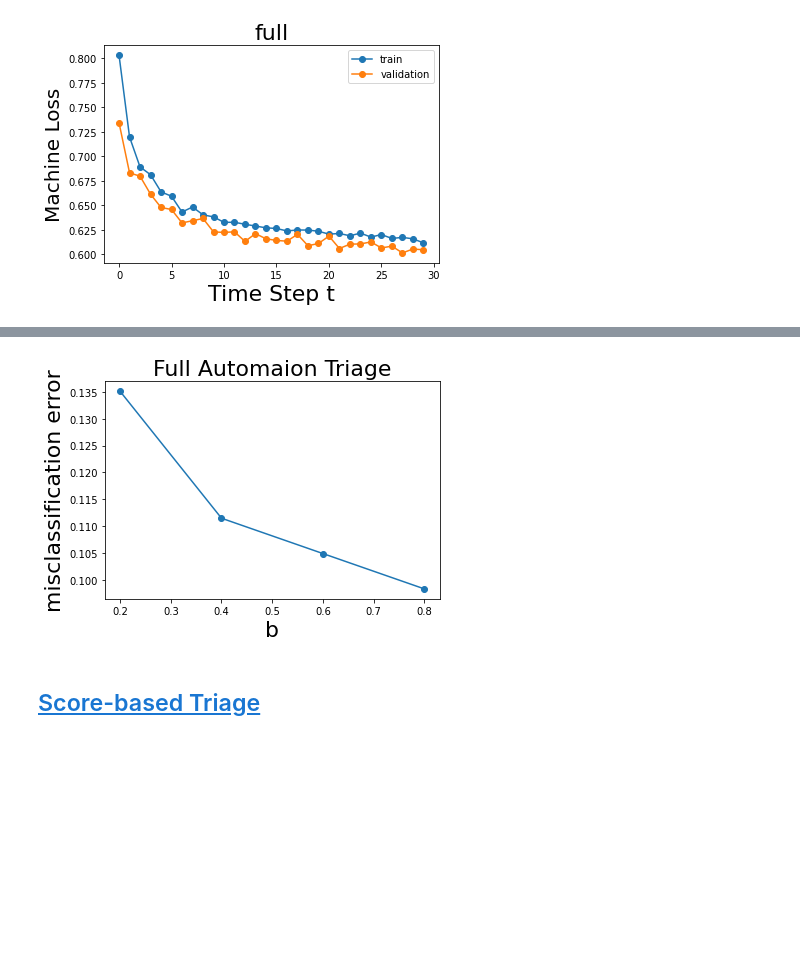
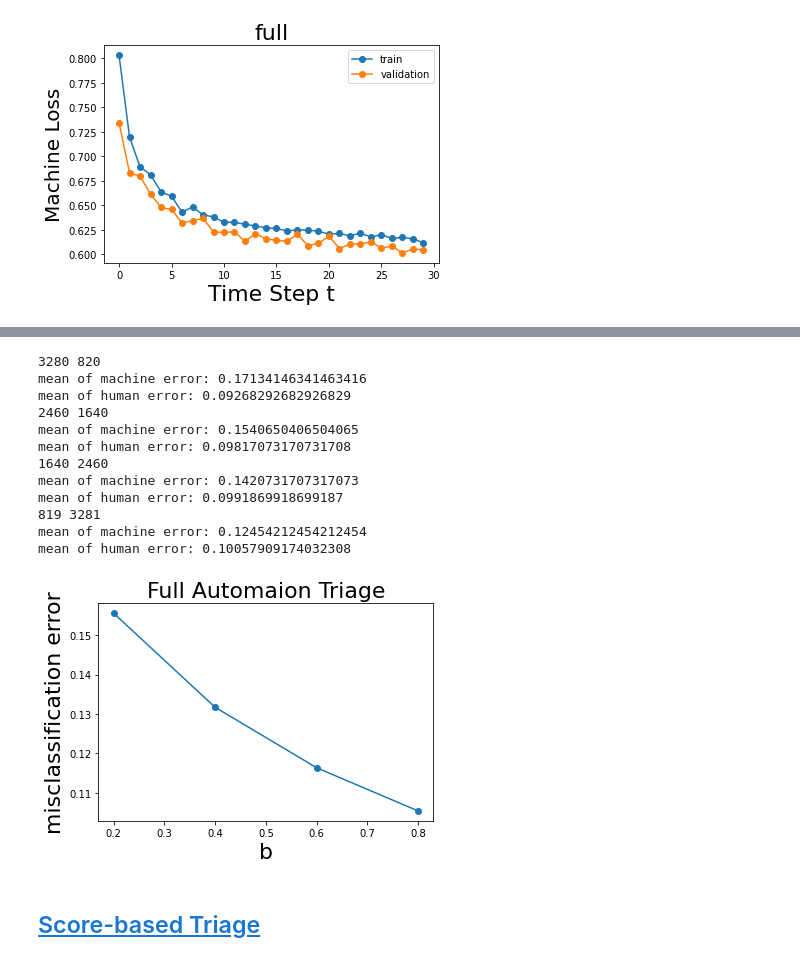
Before and after one commit to Networks-Learning/differentiable-learning-under-triage, a Jupyter notebook: Hatespeech/train.ipynb, the cells around one changed output, grey strips where cells are left out. Drawn from its saved outputs; the diff is of its cells as text; code cells hidden in the pictures; blank space fills up the shorter version.

```diff
--- a/Hatespeech/train.ipynb
+++ b/Hatespeech/train.ipynb
@@ -761,0 +743,2 @@ val_loss: 0.5599643588066101
+# %%
+train_confidence(data_path,0.8)
@@ -834,7 +836,7 @@ def train_full(data_path, machine_type):
     mnet = CNN(vocab_size=X.shape[1], n_filters=300, filter_sizes=[3,4,5],
                output_dim=3, dropout=0.5).to(device)
 
-    optimizer = torch.optim.Adam(mnet.parameters(),lr=0.0002)
+    optimizer = torch.optim.Adam(mnet.parameters(),lr=0.005)
     loss_func = torch.nn.NLLLoss(reduction='none')
     train_losses = []
     val_losses = []
@@ -905,6 +907,3 @@ updated the model
 machine_loss: 0.6116545718784133
 val_loss: 0.604553759098053
 [figure]
-# %%
-for constraint in constraints:
-    train_g(data_path,'full',constraint)
@@ -983,0 +1018,2 @@ no progress for 10 epochs... stopping training
+# %%
+train_g_full(data_path)
@@ -1031,9 +1101,21 @@ def get_test_assignments_full(data_path,constraints):
     data[machine_type]['agg_loss'] = losses
     save_data(data,data_path)
 # %%
-get_test_assignments_full(data_path,constraints)
+get_test_assignments_full(constraints)
 # %% [output]
+3280 820
+mean of machine error: 0.17134146341463416
+mean of human error: 0.09268292682926829
+2460 1640
+mean of machine error: 0.1540650406504065
+mean of human error: 0.09817073170731708
+1640 2460
+mean of machine error: 0.1420731707317073
+mean of human error: 0.0991869918699187
+819 3281
+mean of machine error: 0.12454212454212454
+mean of human error: 0.10057909174032308
-[figure, old version]
+[figure, new version]
 # %% [markdown]
 ## [Score-based Triage](https://arxiv.org/abs/1903.12220)
 # %%
```
Also changed, not shown: parts of 23 cells of this notebook, 21 other files.
